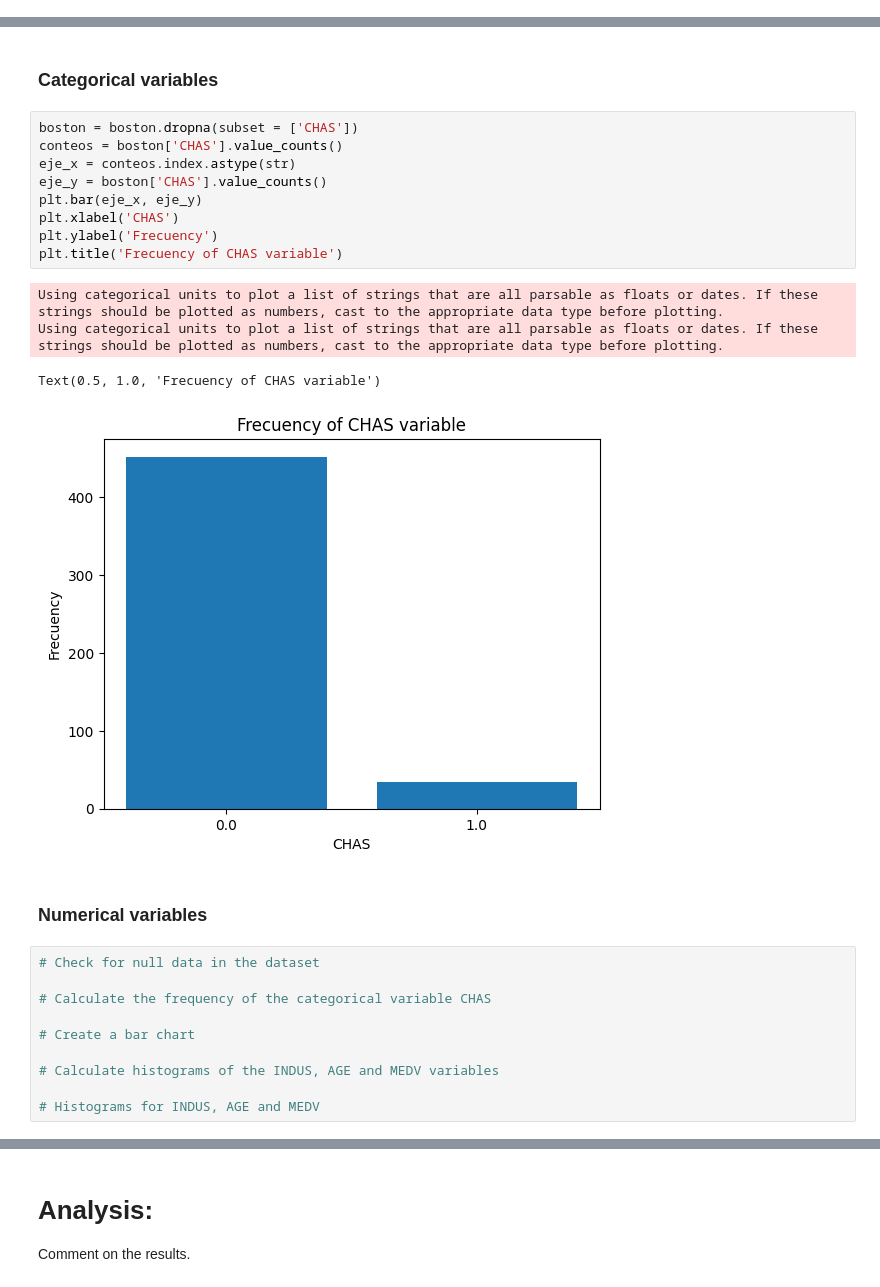
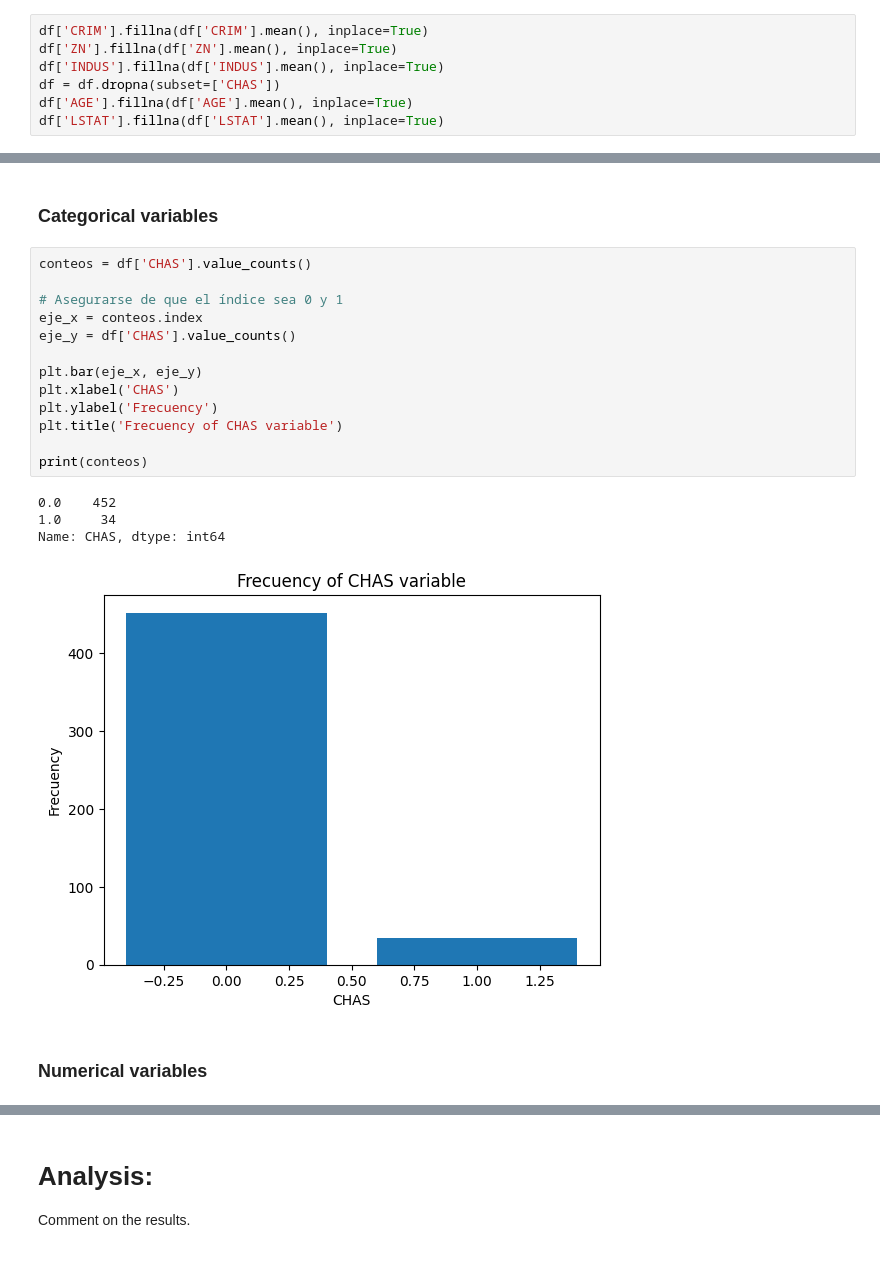
Before and after one commit to Eva080804/EDA, a Jupyter notebook: Ejercicio_1/EDA_inicial_blanco__ENG.ipynb, the cells around one changed output, grey strips where cells are left out. Cells and saved outputs as stored; diff of their text form.

```diff
--- a/Ejercicio_1/EDA_inicial_blanco__ENG.ipynb
+++ b/Ejercicio_1/EDA_inicial_blanco__ENG.ipynb
@@ -121,0 +144,7 @@ Perform a basic statistical analysis:
+# %%
+df['CRIM'].fillna(df['CRIM'].mean(), inplace=True)
+df['ZN'].fillna(df['ZN'].mean(), inplace=True)
+df['INDUS'].fillna(df['INDUS'].mean(), inplace=True)
+df = df.dropna(subset=['CHAS'])
+df['AGE'].fillna(df['AGE'].mean(), inplace=True)
+df['LSTAT'].fillna(df['LSTAT'].mean(), inplace=True)
@@ -122,28 +178,22 @@ Perform a basic statistical analysis:
 # %% [markdown]
 ### Categorical variables
 # %%
-boston = boston.dropna(subset = ['CHAS'])
-conteos = boston['CHAS'].value_counts()
-eje_x = conteos.index.astype(str)
-eje_y = boston['CHAS'].value_counts()
+conteos = df['CHAS'].value_counts()
+
+# Asegurarse de que el índice sea 0 y 1
+eje_x = conteos.index
+eje_y = df['CHAS'].value_counts()
+
 plt.bar(eje_x, eje_y)
 plt.xlabel('CHAS')
 plt.ylabel('Frecuency')
 plt.title('Frecuency of CHAS variable')
+
+print(conteos)
 # %% [output]
-Using categorical units to plot a list of strings that are all parsable as floats or dates. If these strings should be plotted as numbers, cast to the appropriate data type before plotting.
-Using categorical units to plot a list of strings that are all parsable as floats or dates. If these strings should be plotted as numbers, cast to the appropriate data type before plotting.
+0.0    452
+1.0     34
+Name: CHAS, dtype: int64
-Text(0.5, 1.0, 'Frecuency of CHAS variable')
-[figure, old version]
+[figure, new version]
 # %% [markdown]
 ### Numerical variables
-# %%
-# Check for null data in the dataset
-
-# Calculate the frequency of the categorical variable CHAS
-
-# Create a bar chart
-
-# Calculate histograms of the INDUS, AGE and MEDV variables
-
-# Histograms for INDUS, AGE and MEDV
```
Also changed, not shown: parts of 12 cells of this notebook.
